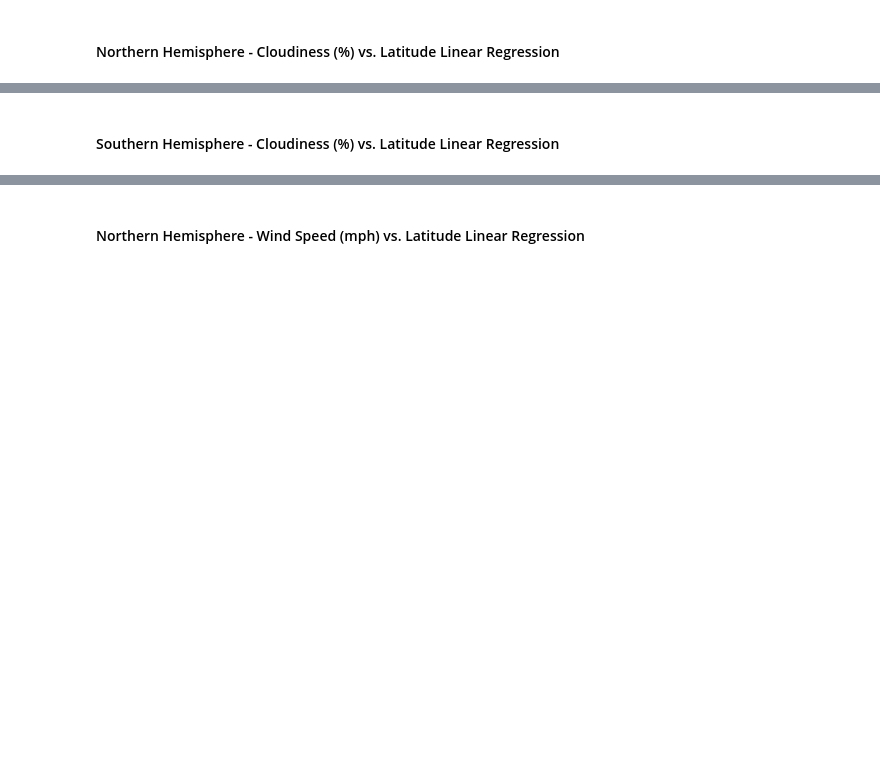
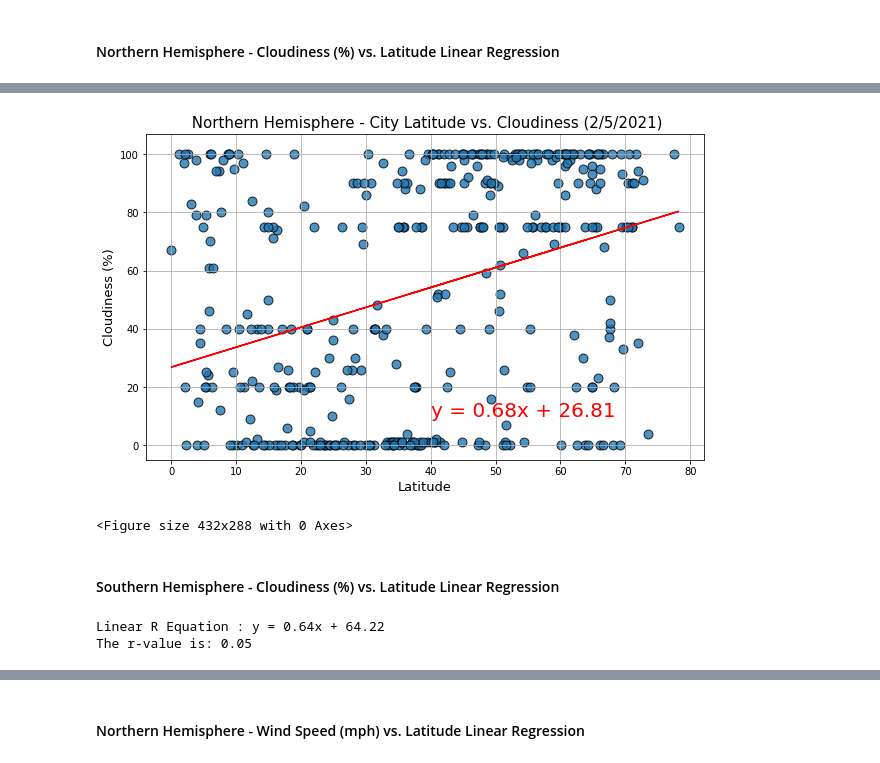
Before and after one commit to divya-gh/python-api-challenge, a Jupyter notebook: WeatherPy/WeatherPy.ipynb, the cells around one changed output, grey strips where cells are left out. Saved outputs shown, nothing was run; the diff lists cells and outputs as text; code cells hidden in the pictures; blank space fills up the shorter version.

```diff
--- a/WeatherPy/WeatherPy.ipynb
+++ b/WeatherPy/WeatherPy.ipynb
@@ -506,2 +593,42 @@ Index(['City', 'Lat', 'Lng', 'Max Temp(F)', 'Humidity', 'Cloudiness',
+# %%
+#plotting scatter Northern Hemisphere - Cloudiness (%) vs. Latitude with Linear Regression
+#Set Title and Label for the pLot
+title_Ncloud = f" Northern Hemisphere - City Latitude vs. Cloudiness ({date})"
+ylabel_Ncloud = "Cloudiness (%)"
+
+#Set ylim minimum
+ymin_Ncloud = 5
+ymax_Ncloud = 7
+
+#set annotation limit
+lmin_Ncloud = 40
+lmax_Ncloud =-90
+
+#Call the function for plotting
+scatterplot_N_cloud =  LR_Scatterplot(x_axis_NH_cloud,
+                                      y_axis_NH_cloud ,
+                                      regress_values_N_cloud,
+                                      line_eq_N_cloud,
+                                      title_Ncloud,
+                                      ylabel_Ncloud,
+                                      ymin_Ncloud, ymax_Ncloud,
+                                      lmin_Ncloud , lmax_Ncloud )
+# %% [output]
+[figure, added]
+<Figure size 432x288 with 0 Axes>
 # %% [markdown]
 ####  Southern Hemisphere - Cloudiness (%) vs. Latitude Linear Regression
+# %%
+# Find X_Axis and Y_Axis values
+x_axis_SH_cloud = Southern_hemisphere_df['Lat']
+y_axis_SH_cloud = Southern_hemisphere_df['Cloudiness']
+
+#Call function to calculate Line equation and R vlaue
+rvalue_S_cloud , line_eq_S_cloud, regress_values_S_cloud = linarequation(x_axis_SH_cloud, y_axis_SH_cloud)
+
+#Print values to display
+print(f'Linear R Equation : {line_eq_S_cloud}')
+print(f"The r-value is: {round(rvalue_S_cloud**2,2)}")
+# %% [output]
+Linear R Equation : y = 0.64x + 64.22
+The r-value is: 0.05
```
Also changed, not shown: parts of 12 cells of this notebook.
